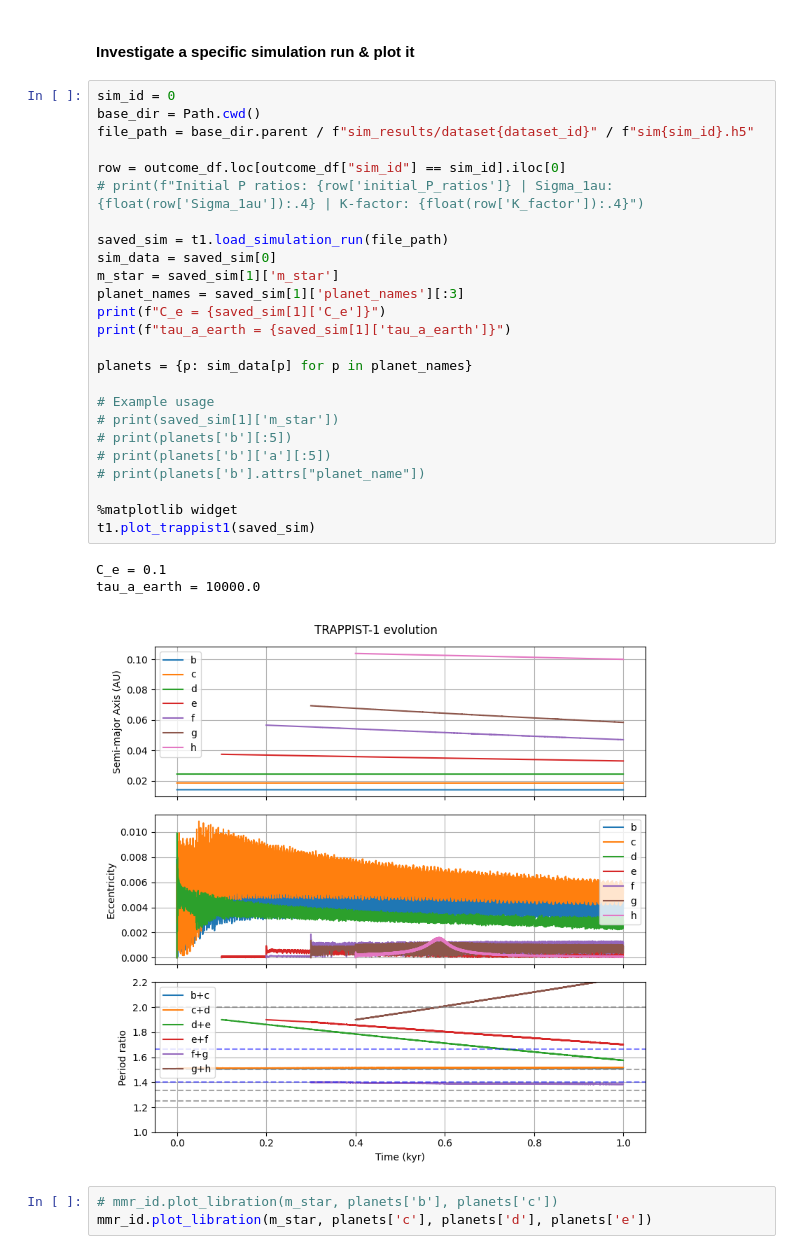
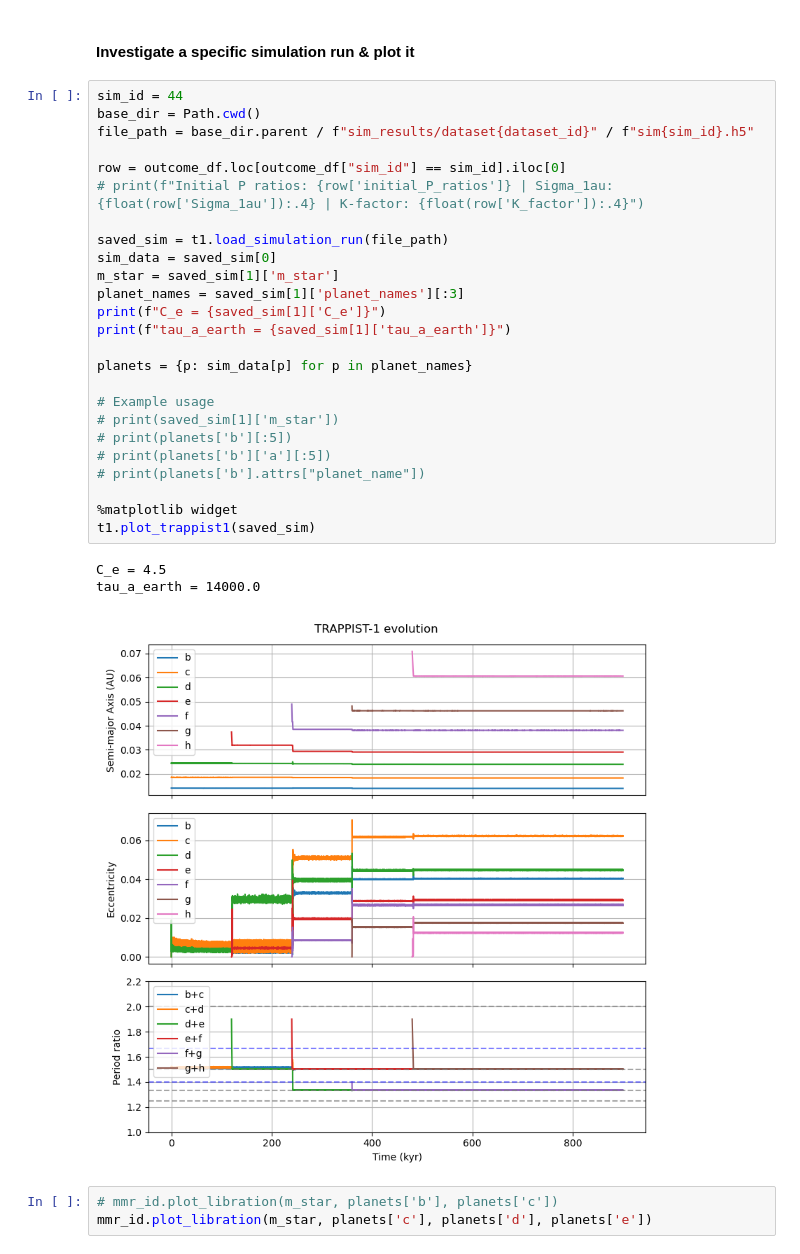
Before and after one commit to dchen10Git/uchi-exoplanets-2025, a Jupyter notebook: analyze_sims_huang.ipynb, the cells around one changed output. Saved outputs shown, nothing was run; the diff lists cells and outputs as text.

```diff
--- a/analyze_sims_huang.ipynb
+++ b/analyze_sims_huang.ipynb
@@ -59,34 +59,34 @@ outcome_df = outcome_df.sort_values(by='sim_id')
 # %% [markdown]
 #### Investigate a specific simulation run & plot it
 # %%
-sim_id = 0
+sim_id = 44
 base_dir = Path.cwd()
 file_path = base_dir.parent / f"sim_results/dataset{dataset_id}" / f"sim{sim_id}.h5"
 
 row = outcome_df.loc[outcome_df["sim_id"] == sim_id].iloc[0]
 # print(f"Initial P ratios: {row['initial_P_ratios']} | Sigma_1au: {float(row['Sigma_1au']):.4} | K-factor: {float(row['K_factor']):.4}")
 
 saved_sim = t1.load_simulation_run(file_path)
 sim_data = saved_sim[0]
 m_star = saved_sim[1]['m_star']
 planet_names = saved_sim[1]['planet_names'][:3]
 print(f"C_e = {saved_sim[1]['C_e']}")
 print(f"tau_a_earth = {saved_sim[1]['tau_a_earth']}")
 
 planets = {p: sim_data[p] for p in planet_names}
 
 # Example usage
 # print(saved_sim[1]['m_star'])
 # print(planets['b'][:5])
 # print(planets['b']['a'][:5])
 # print(planets['b'].attrs["planet_name"])
 
 %matplotlib widget
 t1.plot_trappist1(saved_sim)
 # %% [output]
-C_e = 0.1
-tau_a_earth = 10000.0
+C_e = 4.5
+tau_a_earth = 14000.0
-[figure, old version]
+[figure, new version]
 # %%
 # mmr_id.plot_libration(m_star, planets['b'], planets['c'])
 mmr_id.plot_libration(m_star, planets['c'], planets['d'], planets['e'])
```
Also changed, not shown: 3 other files.
